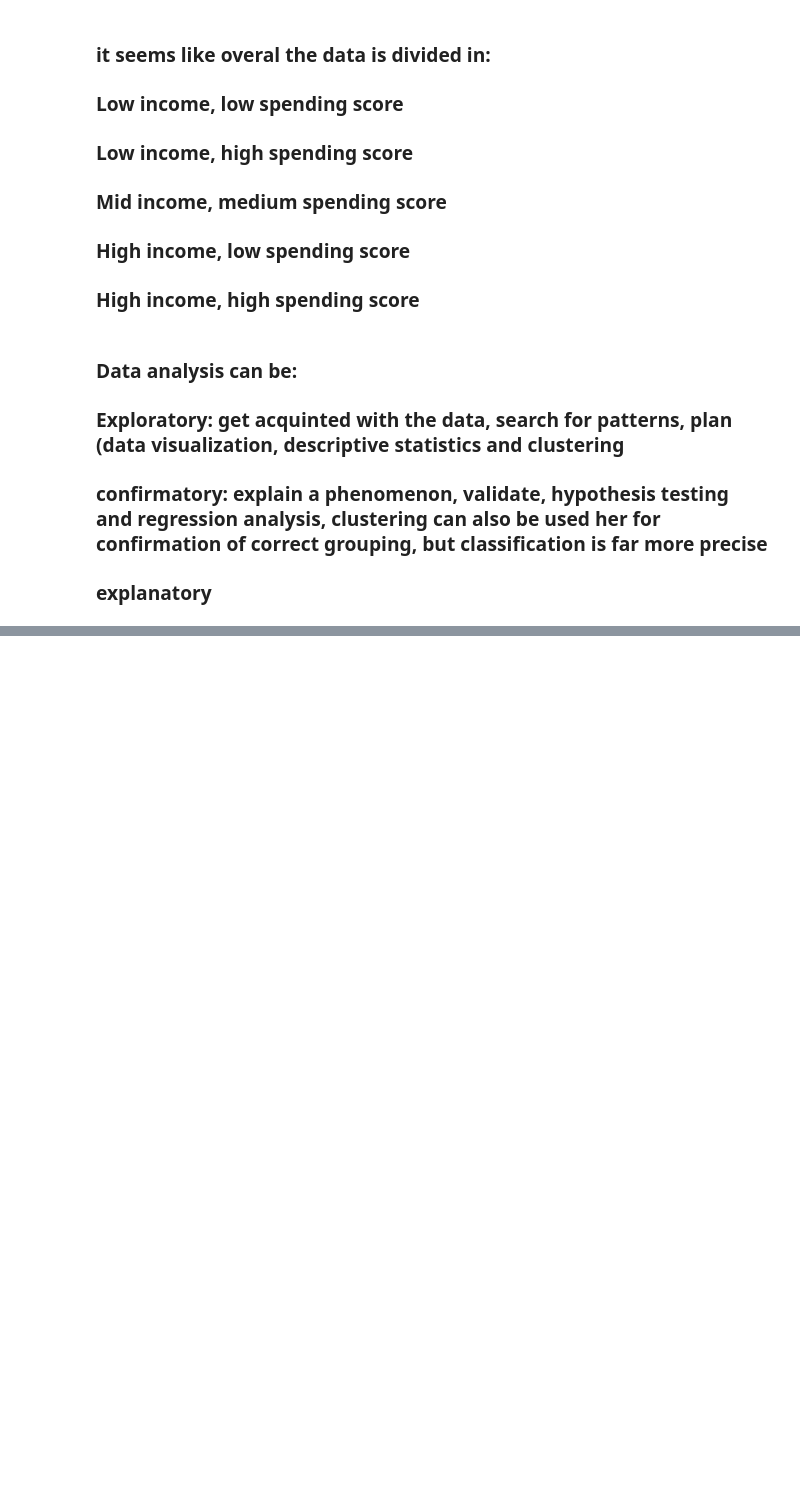
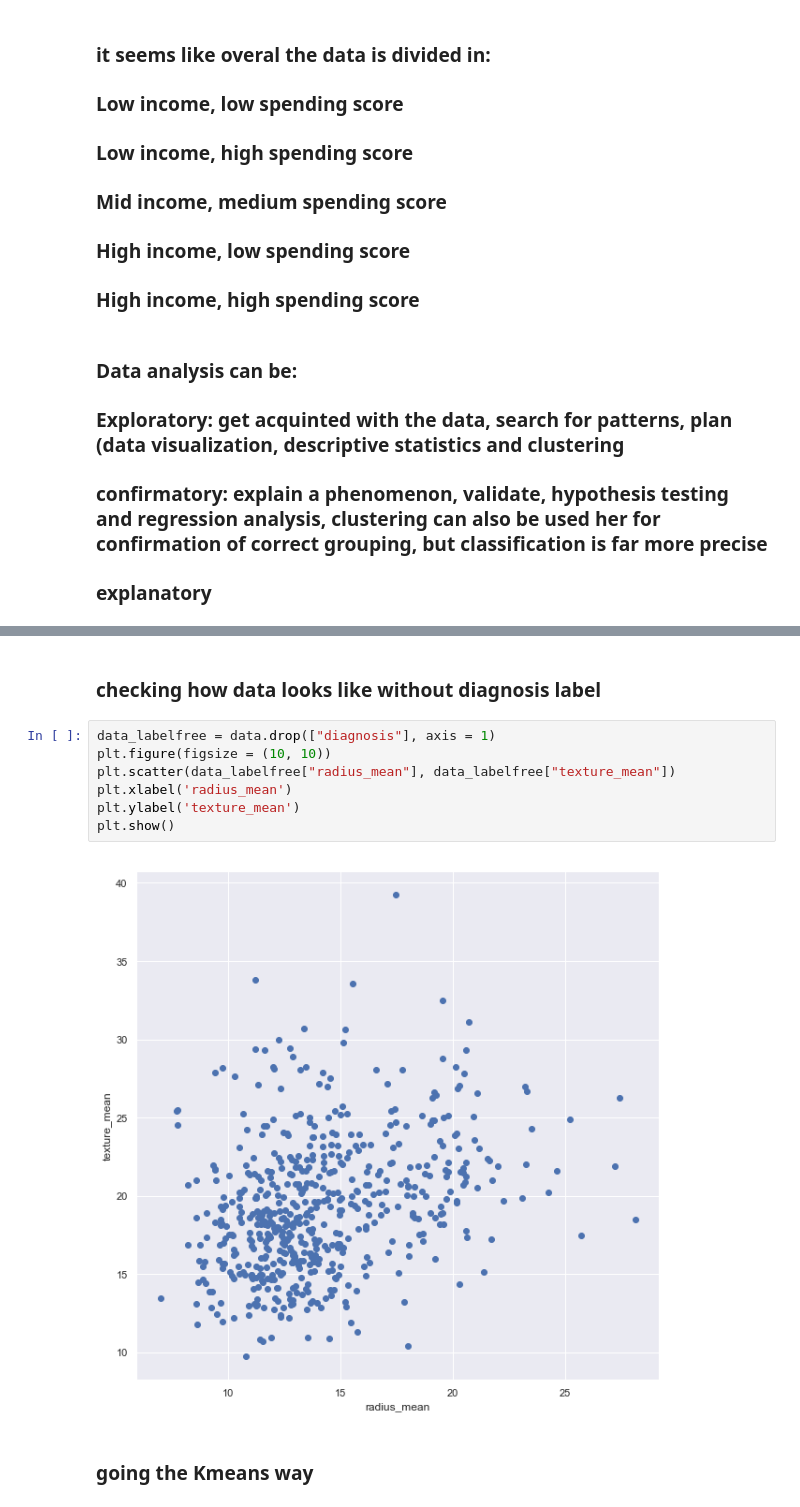
Before and after one commit to sousablde/From-Regression-to-Deep-Learning, a Jupyter notebook: DataSci-Cluster Analysis.ipynb, the cells around one changed output, grey strips where cells are left out. Drawn from its saved outputs; the diff is of its cells as text; blank space fills up the shorter version.

```diff
--- a/DataSci-Cluster Analysis.ipynb
+++ b/DataSci-Cluster Analysis.ipynb
@@ -560,0 +606,13 @@ plt.show()
+# %% [markdown]
+### checking how data looks like without diagnosis label
+# %%
+data_labelfree = data.drop(["diagnosis"], axis = 1)
+plt.figure(figsize = (10, 10))
+plt.scatter(data_labelfree["radius_mean"], data_labelfree["texture_mean"])
+plt.xlabel('radius_mean')
+plt.ylabel('texture_mean')
+plt.show()
+# %% [output]
+[figure, added]
+# %% [markdown]
+### going the Kmeans way
```
Also changed, not shown: parts of 17 cells of this notebook, 1 other file.
